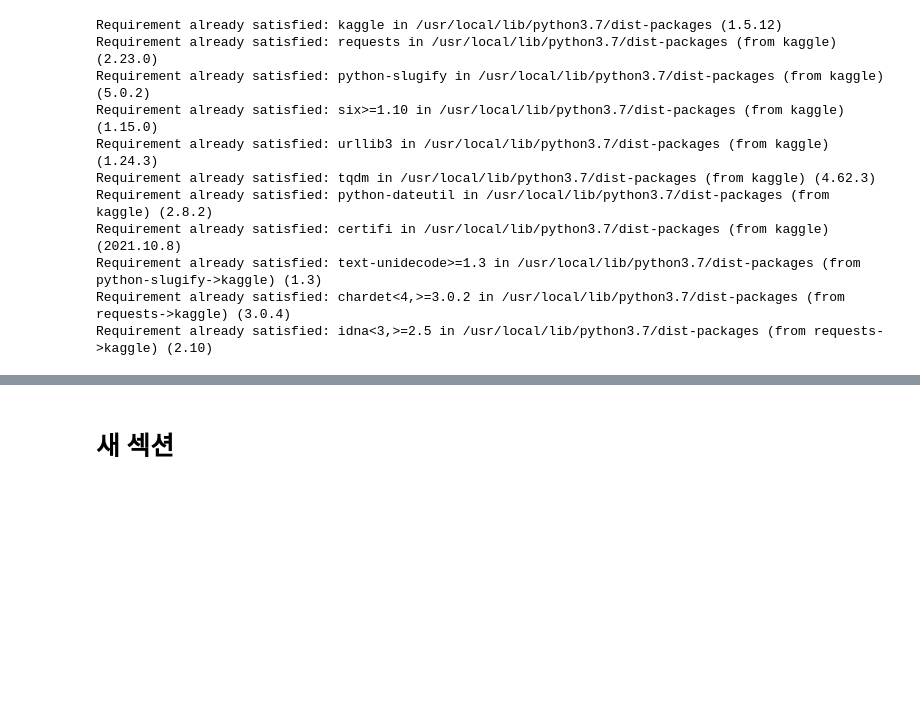
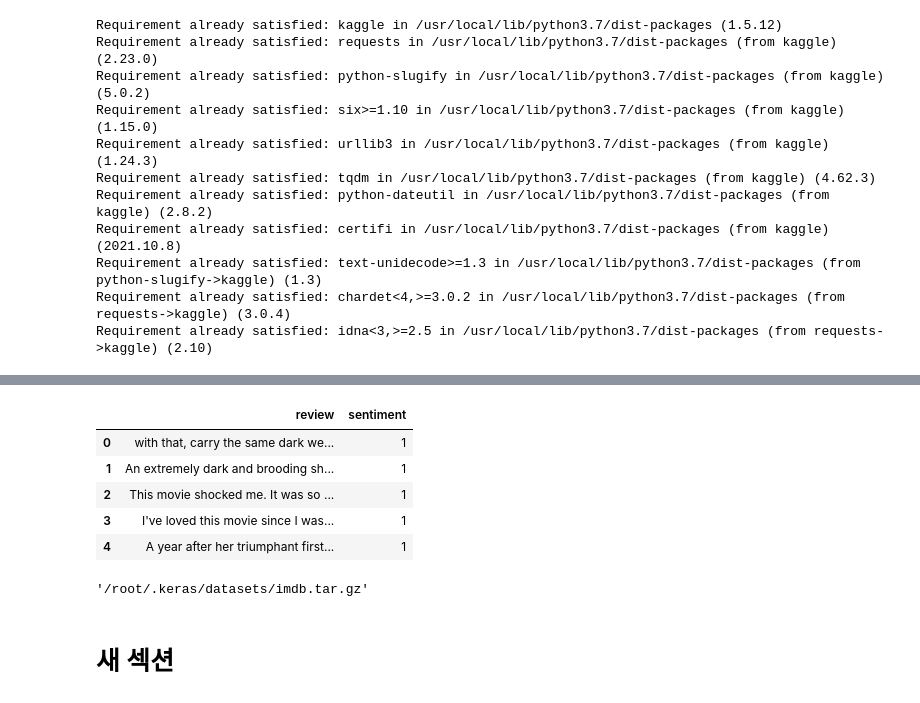
Before and after one commit to jaekyoungkim/tensor2ml_NLP, a Jupyter notebook: 텐서플로와_머신러닝으로_시작하는_자연어처리(ch1_4).ipynb, the cells around one changed output, grey strips where cells are left out. Drawn from its saved outputs; the diff is of its cells as text; code cells hidden in the pictures; blank space fills up the shorter version.

```diff
--- a/텐서플로와_머신러닝으로_시작하는_자연어처리(ch1_4).ipynb
+++ b/텐서플로와_머신러닝으로_시작하는_자연어처리(ch1_4).ipynb
@@ -984,0 +1122,9 @@ Requirement already satisfied: idna<3,>=2.5 in /usr/local/lib/python3.7/dist-pac
+# %%
+test_df.head()
+# %% [output]
+|  | review | sentiment |
+| 0 | with that, carry the same dark we... | 1 |
+| 1 | An extremely dark and brooding sh... | 1 |
+| 2 | This movie shocked me. It was so ... | 1 |
+| 3 | I've loved this movie since I was... | 1 |
+| 4 | A year after her triumphant first... | 1 |
@@ -985,3 +1133,7 @@ Requirement already satisfied: idna<3,>=2.5 in /usr/local/lib/python3.7/dist-pac
+# %%
+data_set
+# %% [output]
+'/root/.keras/datasets/imdb.tar.gz'
 # %% [markdown]
 # 새 섹션
 # %% [markdown]
```
Also changed, not shown: parts of 25 cells of this notebook.
